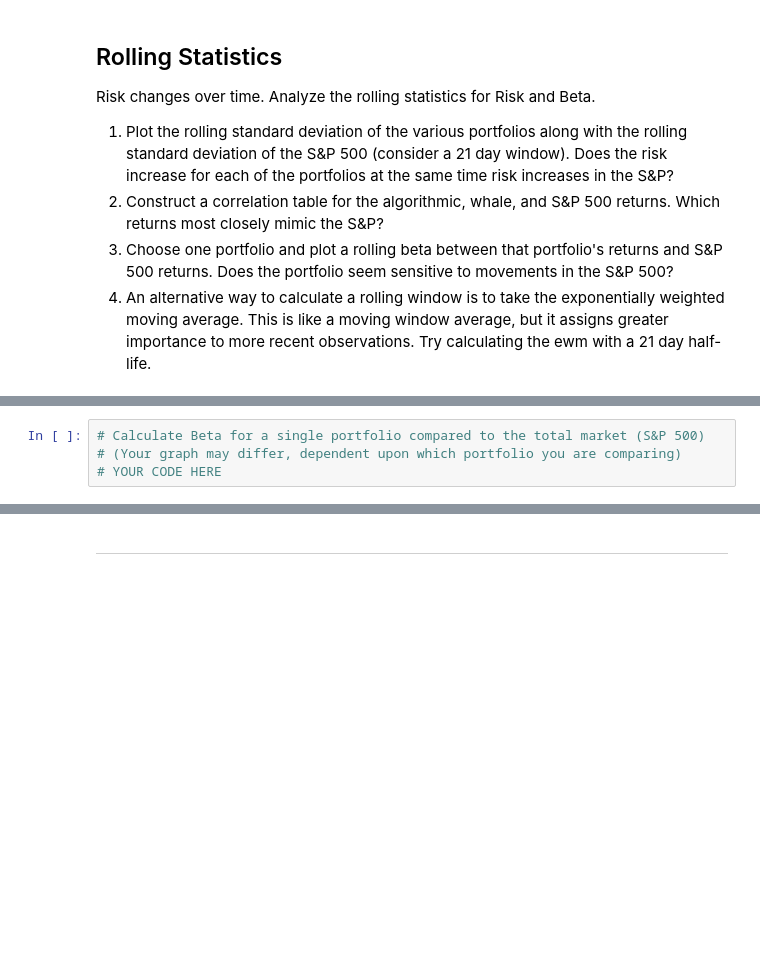
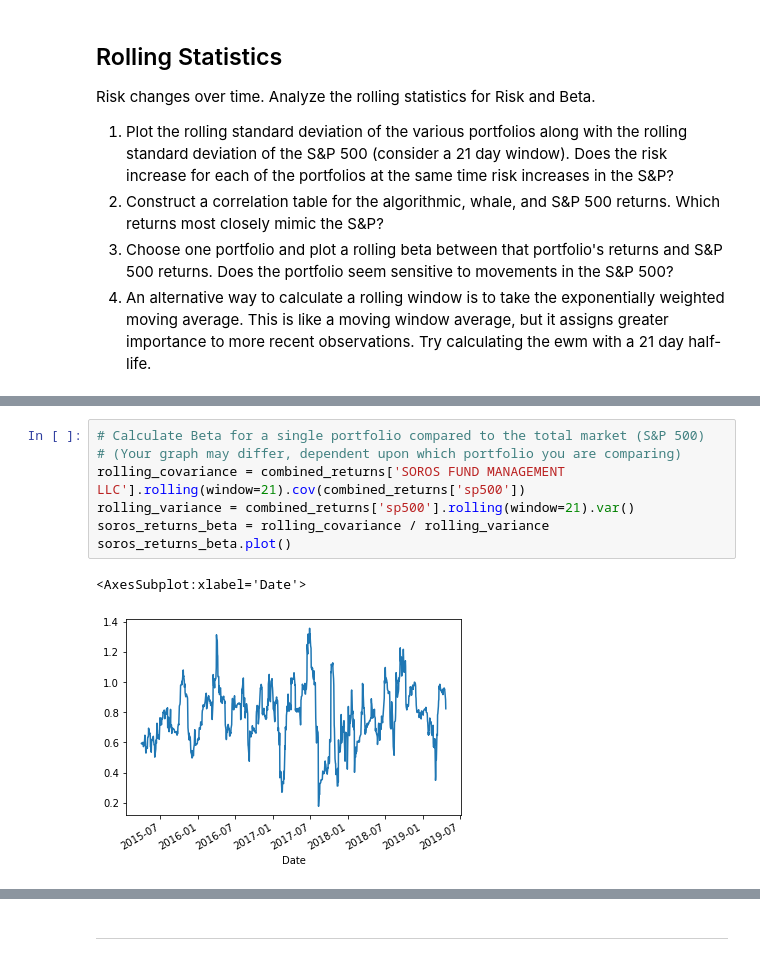
Before and after one commit to SeminoleCasa/hw-3, a Jupyter notebook: Instructions/Starter_Code/whale_analysis.ipynb, the cells around one changed output, grey strips where cells are left out. Drawn from its saved outputs; the diff is of its cells as text; blank space fills up the shorter version.

```diff
--- a/Instructions/Starter_Code/whale_analysis.ipynb
+++ b/Instructions/Starter_Code/whale_analysis.ipynb
@@ -276,6 +303,12 @@ Risk changes over time. Analyze the rolling statistics for Risk and Beta.
 # %%
 # Calculate Beta for a single portfolio compared to the total market (S&P 500)
 # (Your graph may differ, dependent upon which portfolio you are comparing)
-# YOUR CODE HERE
+rolling_covariance = combined_returns['SOROS FUND MANAGEMENT LLC'].rolling(window=21).cov(combined_returns['sp500'])
+rolling_variance = combined_returns['sp500'].rolling(window=21).var()
+soros_returns_beta = rolling_covariance / rolling_variance
+soros_returns_beta.plot()
+# %% [output]
+<AxesSubplot:xlabel='Date'>
+[figure, added]
 # %%
 # Calculate a rolling window using the exponentially weighted moving average.
```
Also changed, not shown: parts of 8 cells of this notebook, 4 other files.
